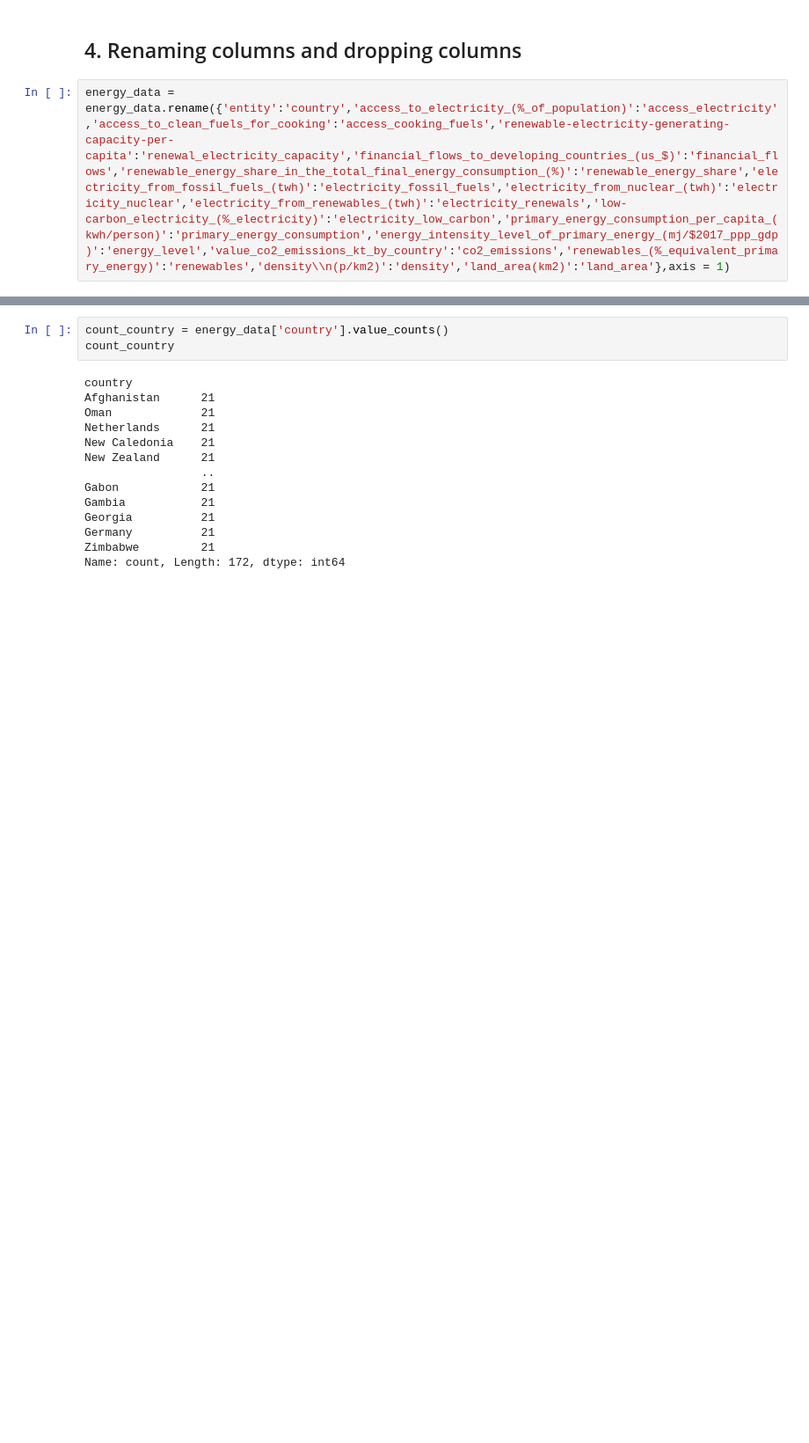
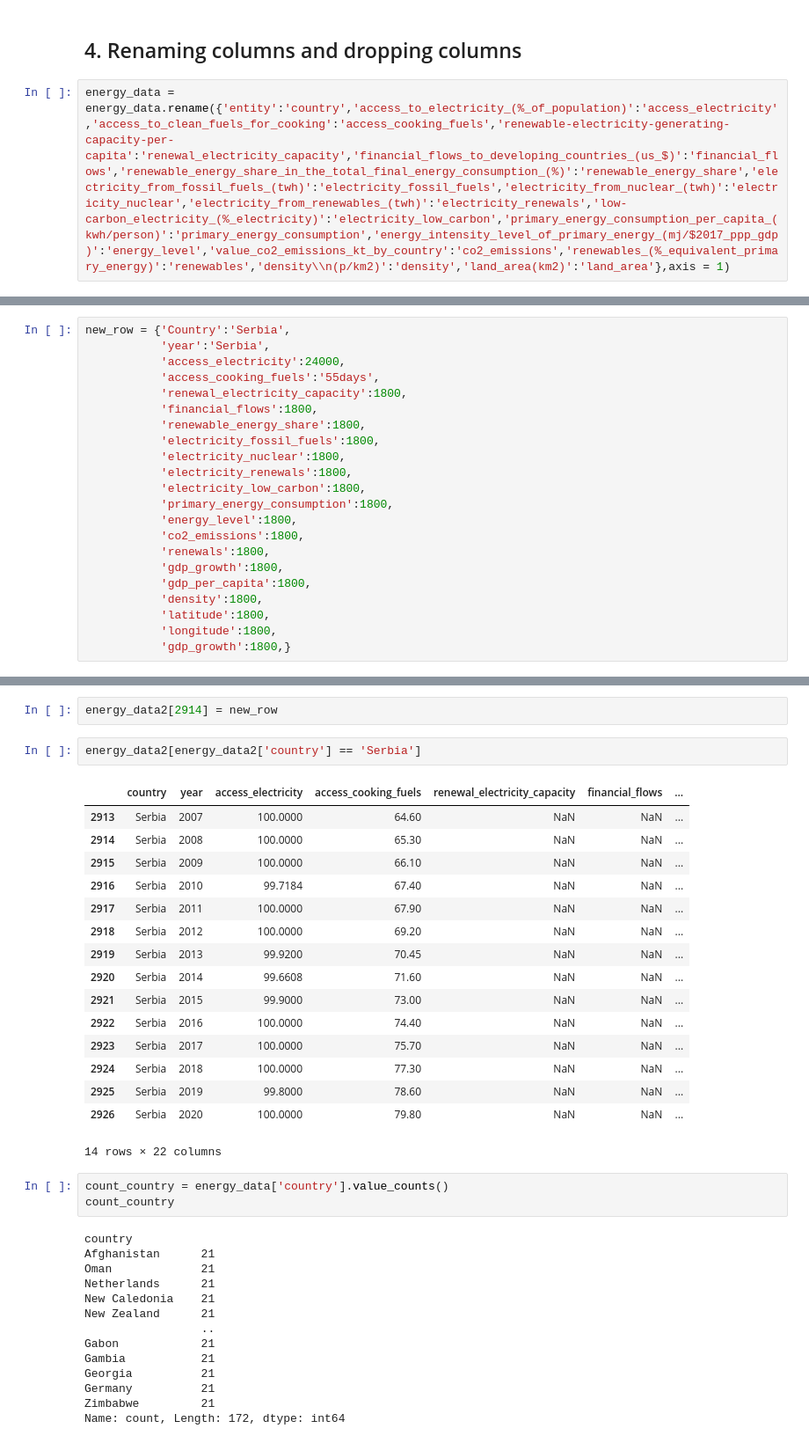
Before and after one commit to elkinbarretorojas/data_science, a Jupyter notebook: energy/model.ipynb, the cells around one changed output, grey strips where cells are left out. Shown: that part at 88% size. Drawn from its saved outputs; the diff is of its cells as text; blank space fills up the shorter version.

```diff
--- a/energy/model.ipynb
+++ b/energy/model.ipynb
@@ -133,0 +189,22 @@ energy_data = energy_data.drop(energy_data[energy_data['country'] == 'Serbia'].i
+# %%
+new_row = {'Country':'Serbia',
+           'year':'Serbia',
+           'access_electricity':24000,
+           'access_cooking_fuels':'55days',
+           'renewal_electricity_capacity':1800,
+           'financial_flows':1800,
+           'renewable_energy_share':1800,
+           'electricity_fossil_fuels':1800,
+           'electricity_nuclear':1800,
+           'electricity_renewals':1800,
+           'electricity_low_carbon':1800,
+           'primary_energy_consumption':1800,
+           'energy_level':1800,
+           'co2_emissions':1800,
+           'renewals':1800,
+           'gdp_growth':1800,
+           'gdp_per_capita':1800,
+           'density':1800,
+           'latitude':1800,
+           'longitude':1800,
+           'gdp_growth':1800,}
@@ -134,3 +234,24 @@ energy_data = energy_data.drop(energy_data[energy_data['country'] == 'Serbia'].i
+# %%
+energy_data2[2914] = new_row
+# %%
+energy_data2[energy_data2['country'] == 'Serbia']
+# %% [output]
+|  | country | year | access_electricity | access_cooking_fuels | renewal_electricity_capacity | financial_flows | ... |
+| 2913 | Serbia | 2007 | 100.0000 | 64.60 | NaN | NaN | ... |
+| 2914 | Serbia | 2008 | 100.0000 | 65.30 | NaN | NaN | ... |
+| 2915 | Serbia | 2009 | 100.0000 | 66.10 | NaN | NaN | ... |
+| 2916 | Serbia | 2010 | 99.7184 | 67.40 | NaN | NaN | ... |
+| 2917 | Serbia | 2011 | 100.0000 | 67.90 | NaN | NaN | ... |
+| 2918 | Serbia | 2012 | 100.0000 | 69.20 | NaN | NaN | ... |
+| 2919 | Serbia | 2013 | 99.9200 | 70.45 | NaN | NaN | ... |
+| 2920 | Serbia | 2014 | 99.6608 | 71.60 | NaN | NaN | ... |
+| 2921 | Serbia | 2015 | 99.9000 | 73.00 | NaN | NaN | ... |
+| 2922 | Serbia | 2016 | 100.0000 | 74.40 | NaN | NaN | ... |
+| 2923 | Serbia | 2017 | 100.0000 | 75.70 | NaN | NaN | ... |
+| 2924 | Serbia | 2018 | 100.0000 | 77.30 | NaN | NaN | ... |
+| 2925 | Serbia | 2019 | 99.8000 | 78.60 | NaN | NaN | ... |
+| 2926 | Serbia | 2020 | 100.0000 | 79.80 | NaN | NaN | ... |
+14 rows × 22 columns
 # %%
 count_country = energy_data['country'].value_counts()
 count_country
```
Also changed, not shown: parts of 11 cells of this notebook.
